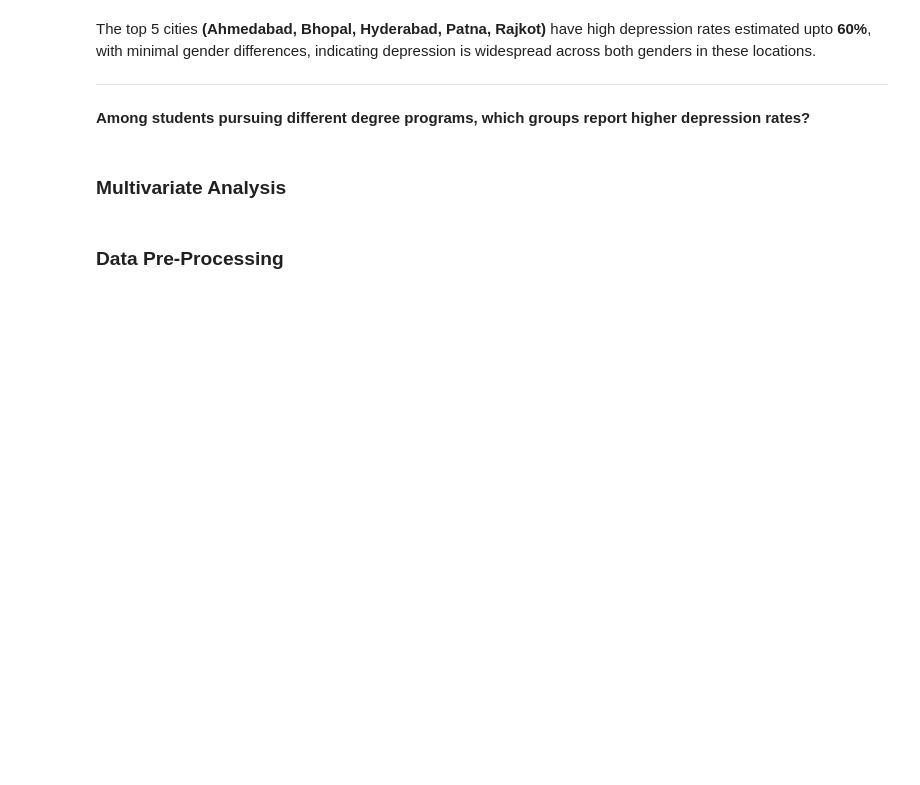
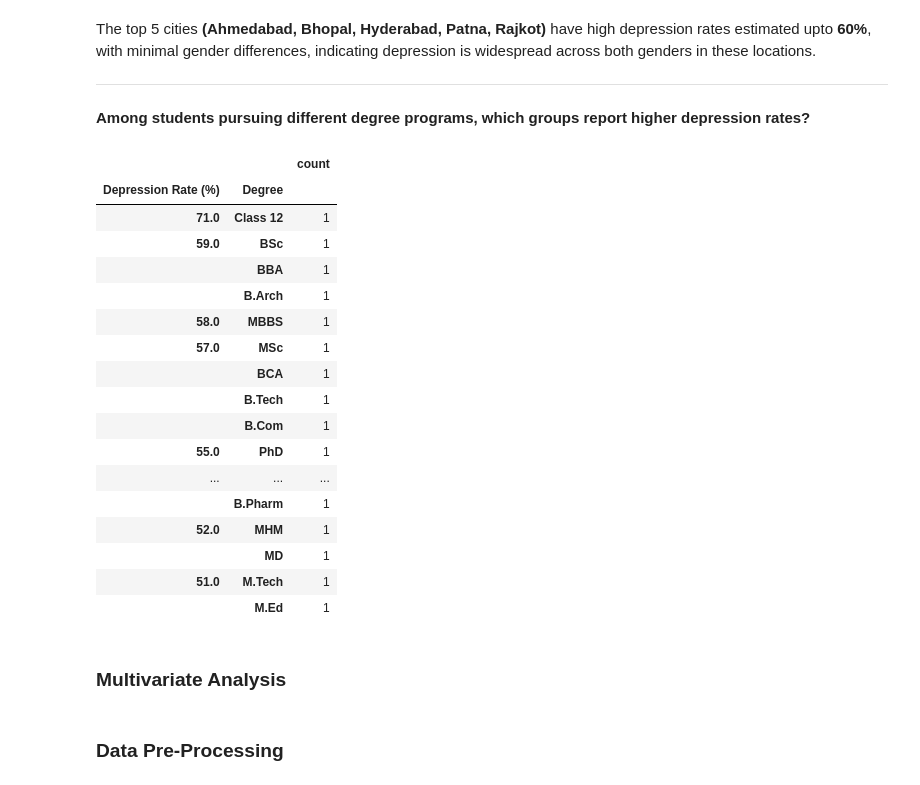
Before and after one commit to Siddharth-Saravanan/Student_Depression_Analysis_and_Prediction_using_Machine_Learning, a Jupyter notebook: student_depression_prediction.ipynb, the cells around one changed output. Cells and saved outputs as stored; diff of their text form; code cells hidden in the pictures; blank space fills up the shorter version.

Commit message:
EDA: Bivariate Q6 Experiment Code

```diff
--- a/student_depression_prediction.ipynb
+++ b/student_depression_prediction.ipynb
@@ -1136,6 +1136,32 @@ The top 5 cities **(Ahmedabad, Bhopal, Hyderabad, Patna, Rajkot)** have high dep
 ---
 # %% [markdown]
 **Among students pursuing different degree programs, which groups report higher depression rates?**
+# %%
+deg_depr = depr_df.groupby('Degree')['Depression'].agg(['sum','count'])
+deg_depr['Depression Rate (%)'] = ((deg_depr['sum']/deg_depr['count'])*100).round()
+deg_depr = deg_depr.sort_values(by='Depression Rate (%)', ascending=False)
+
+# Experiment
+deg_depr.reset_index().groupby(['Depression Rate (%)','Degree'])['Degree'].agg(['count']).sort_index(ascending=False)
+# %% [output]
+|  |  | count |
+| Depression Rate (%) | Degree |  |
+| 71.0 | Class 12 | 1 |
+| 59.0 | BSc | 1 |
+|  | BBA | 1 |
+|  | B.Arch | 1 |
+| 58.0 | MBBS | 1 |
+| 57.0 | MSc | 1 |
+|  | BCA | 1 |
+|  | B.Tech | 1 |
+|  | B.Com | 1 |
+| 55.0 | PhD | 1 |
+| ... | ... | ... |
+|  | B.Pharm | 1 |
+| 52.0 | MHM | 1 |
+|  | MD | 1 |
+| 51.0 | M.Tech | 1 |
+|  | M.Ed | 1 |
 # %% [markdown]
 ### Multivariate Analysis
 # %% [markdown]
```
